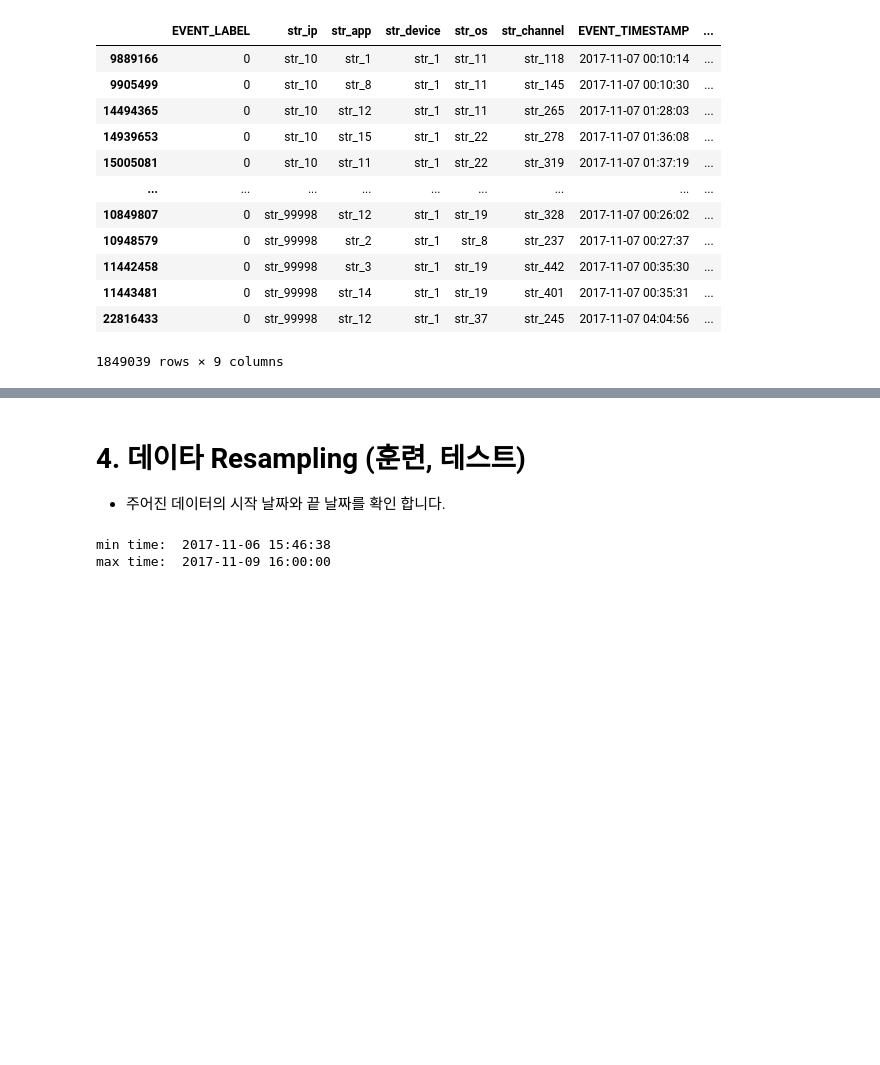
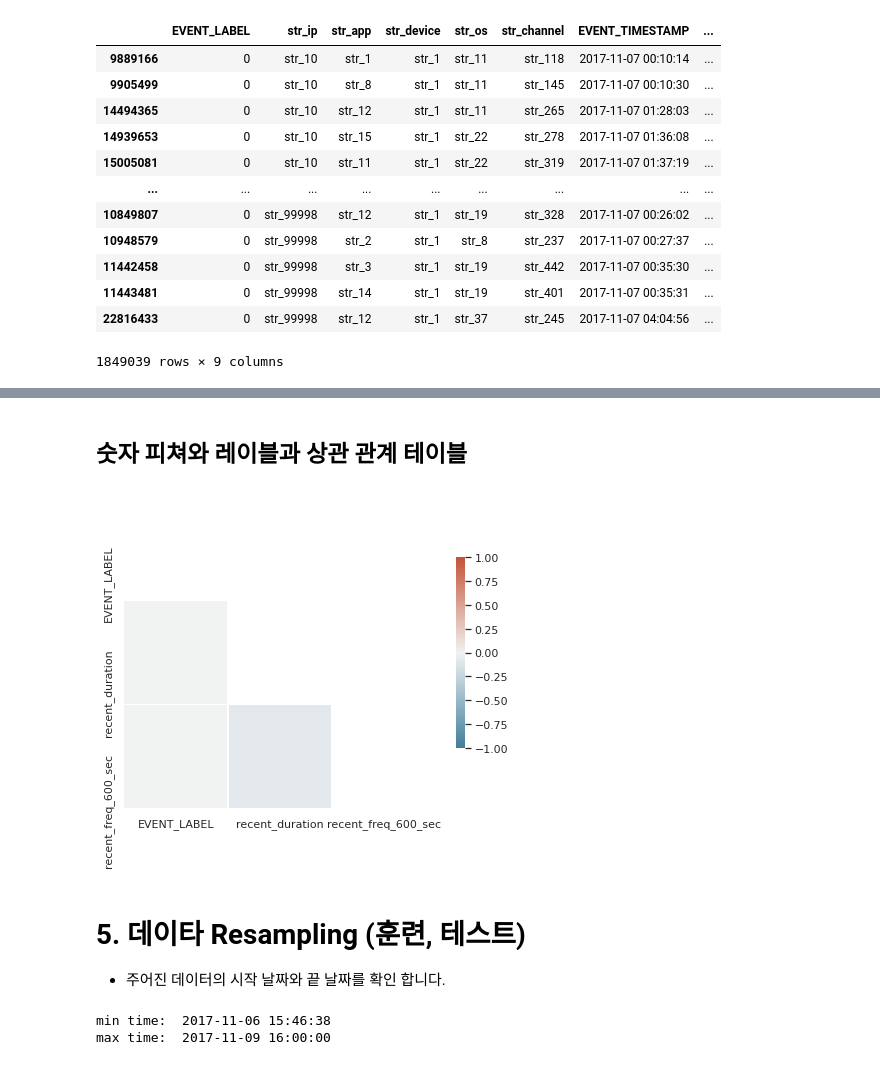
Before and after one commit to lunarian60/fraud-detector-workshop, a Jupyter notebook: code/phase0/prepare_data/0.5.Feature_Engineering.ipynb, the cells around one changed output, grey strips where cells are left out. Cells and saved outputs as stored; diff of their text form; code cells hidden in the pictures; blank space fills up the shorter version.

Commit message:
add correlation matrix

```diff
--- a/code/phase0/prepare_data/0.5.Feature_Engineering.ipynb
+++ b/code/phase0/prepare_data/0.5.Feature_Engineering.ipynb
@@ -236,5 +239,13 @@ plot_cor_feature_label(df, cor_chart_params)
+# %% [markdown]
+## 숫자 피쳐와 레이블과 상관 관계 테이블
+# %%
+from src.p_utils import show_corr_matrix
+
+show_corr_matrix(df, width=7, height=7)
+# %% [output]
+[figure, added]
 # %% [markdown]
-# 4. 데이타 Resampling (훈련, 테스트)
+# 5. 데이타 Resampling (훈련, 테스트)
 
 - 주어진 데이터의 시작 날짜와 끝 날짜를 확인 합니다.
 # %%
```
Also changed, not shown: parts of 9 cells of this notebook, 1 other file.
